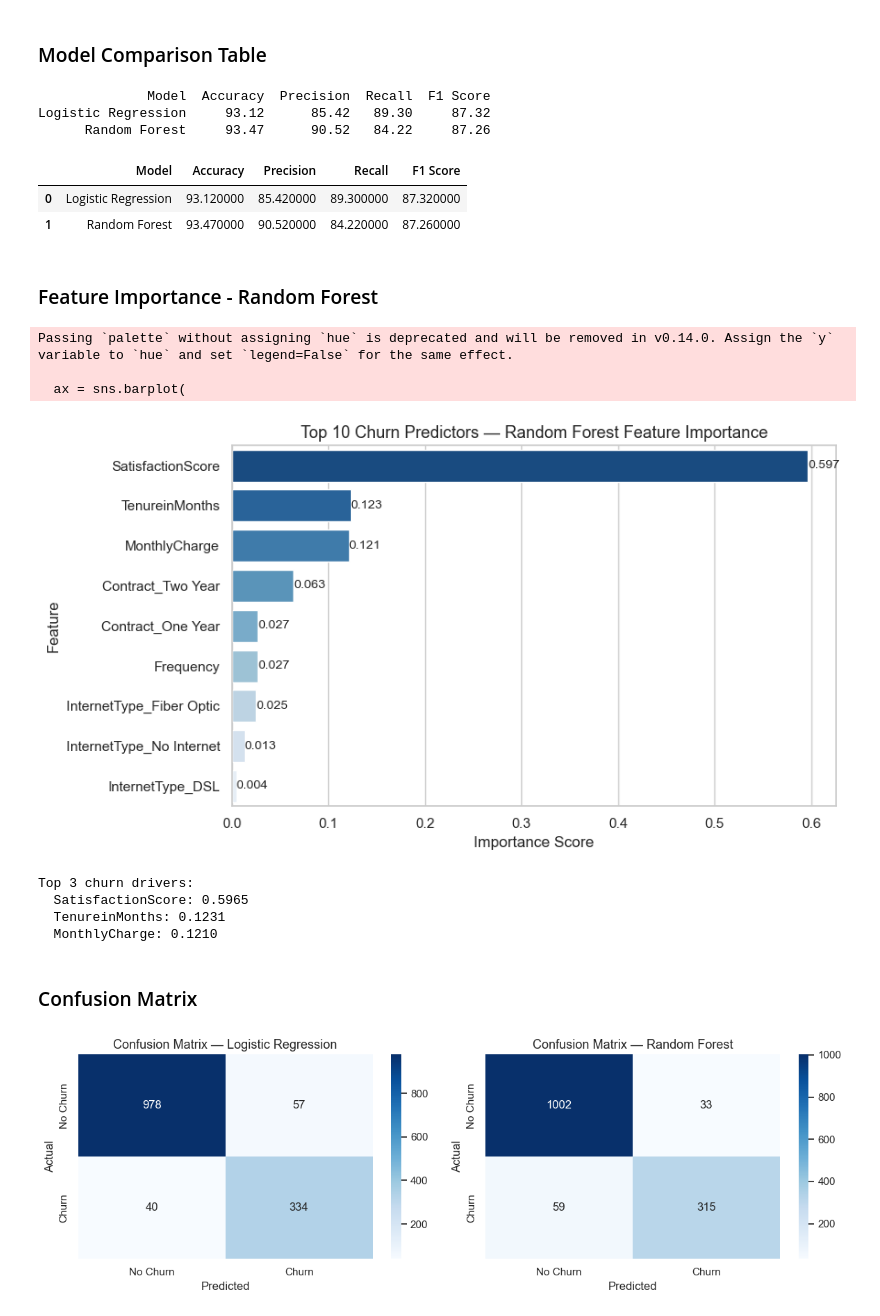
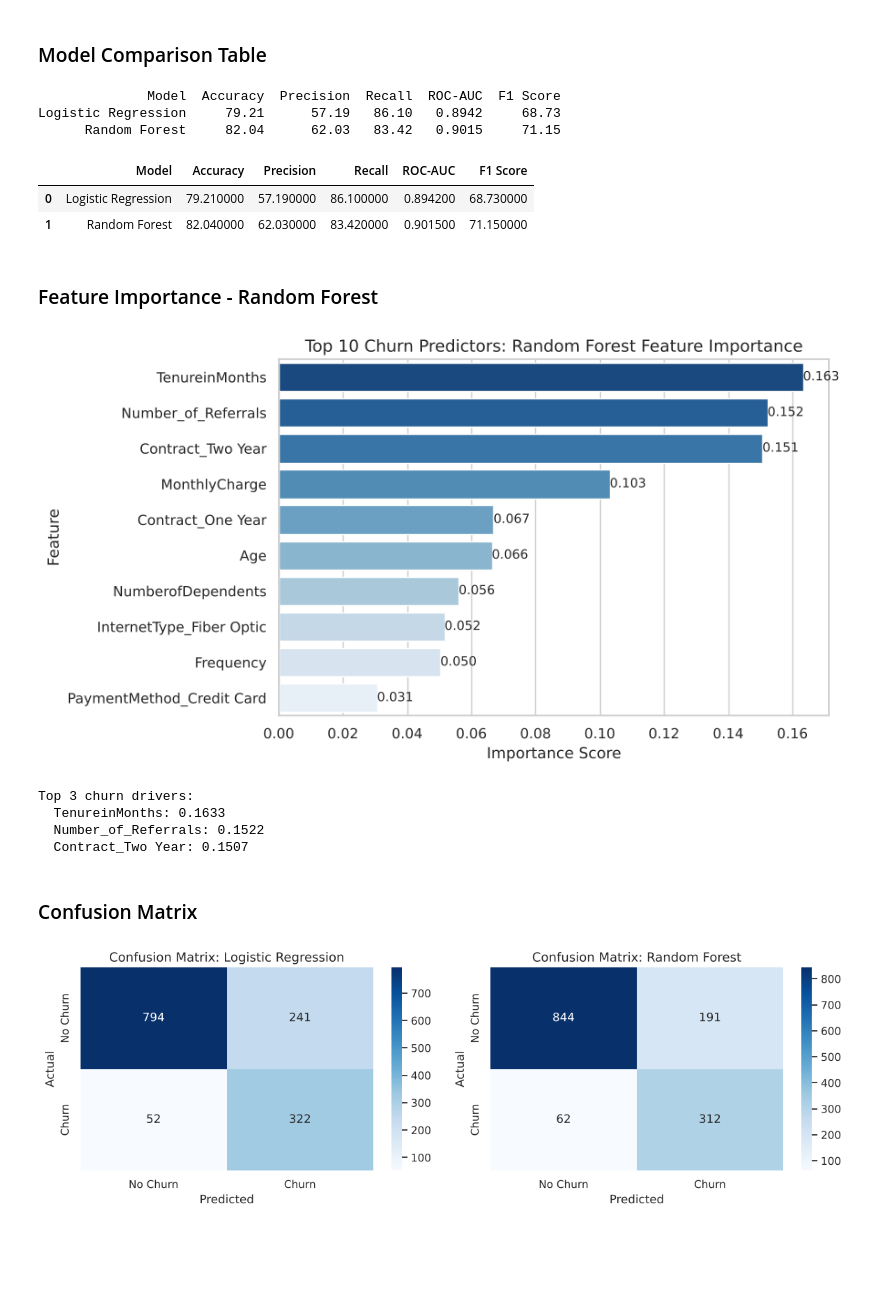
Before and after one commit to GouthamMantena/customer-churn-analysis, a Jupyter notebook: notebook/customer_churn_analysis.ipynb, the cells around one changed output. Saved outputs shown, nothing was run; the diff lists cells and outputs as text; code cells hidden in the pictures; blank space fills up the shorter version.

```diff
--- a/notebook/customer_churn_analysis.ipynb
+++ b/notebook/customer_churn_analysis.ipynb
@@ -499,25 +534,30 @@ features are the strongest predictors of churn.
 # %% [markdown]
 ### Feature Engineering
 # %%
-from sklearn.preprocessing import LabelEncoder
-
-# Select features relevant to churn prediction
+# Features known about a customer before they churn
 features = [
     'TenureinMonths',
     'MonthlyCharge',
-    'SatisfactionScore',
+    'Frequency',
+    'Number_of_Referrals',
+    'Age',
+    'NumberofDependents',
     'Contract',
     'InternetType',
-    'Frequency'
+    'Offer',
+    'PaymentMethod',
+    'PaperlessBilling',
+    'Married'
 ]
 
 df_model = df[features + ['Churn']].copy()
 
 # Encode categorical columns
-cat_cols = ['Contract', 'InternetType']
+cat_cols = ['Contract', 'InternetType', 'Offer', 'PaymentMethod', 'PaperlessBilling', 'Married']
 df_model = pd.get_dummies(df_model, columns=cat_cols, drop_first=True)
 
 print("Model dataset shape:", df_model.shape)
 print("Churn distribution:\n", df_model['Churn'].value_counts())
 print(f"\nClass imbalance: {df_model['Churn'].mean()*100:.1f}% churn rate")
+print(f"Baseline accuracy (always predict 'No Churn'): {(1 - df_model['Churn'].mean())*100:.1f}%")
 # %% [output]
@@ -558,7 +599,7 @@ from sklearn.linear_model import LogisticRegression
 from sklearn.metrics import accuracy_score, classification_report
 
 lr_model = LogisticRegression(
-    max_iter=1000,
+    max_iter=3000,
     class_weight='balanced',  # handles class imbalance
     random_state=42
 )
@@ -596,7 +637,8 @@ Logistic Regression ROC-AUC: 0.9810
 from sklearn.ensemble import RandomForestClassifier
 
 rf_model = RandomForestClassifier(
-    n_estimators=100,
+    n_estimators=300,
+    min_samples_leaf=5,       # reduces overfitting on small groups
     class_weight='balanced',
     random_state=42
 )
@@ -645,6 +687,10 @@ comparison = pd.DataFrame({
         round(recall_score(y_test, lr_preds) * 100, 2),
         round(recall_score(y_test, rf_preds) * 100, 2)
     ],
+    'ROC-AUC': [
+        round(lr_auc, 4),
+        round(rf_auc, 4)
+    ],
     'F1 Score': [
         round(f1_score(y_test, lr_preds) * 100, 2),
         round(f1_score(y_test, rf_preds) * 100, 2)
@@ -654,12 +700,12 @@ comparison = pd.DataFrame({
 print(comparison.to_string(index=False))
 comparison.style.highlight_max(axis=0, color='lightgreen')
 # %% [output]
-              Model  Accuracy  Precision  Recall  F1 Score
-Logistic Regression     93.12      85.42   89.30     87.32
-      Random Forest     93.47      90.52   84.22     87.26
+              Model  Accuracy  Precision  Recall  ROC-AUC  F1 Score
+Logistic Regression     79.21      57.19   86.10   0.8942     68.73
+      Random Forest     82.04      62.03   83.42   0.9015     71.15
-|  | Model | Accuracy | Precision | Recall | F1 Score |
-| 0 | Logistic Regression | 93.120000 | 85.420000 | 89.300000 | 87.320000 |
-| 1 | Random Forest | 93.470000 | 90.520000 | 84.220000 | 87.260000 |
+|  | Model | Accuracy | Precision | Recall | ROC-AUC | F1 Score |
+| 0 | Logistic Regression | 79.210000 | 57.190000 | 86.100000 | 0.894200 | 68.730000 |
+| 1 | Random Forest | 82.040000 | 62.030000 | 83.420000 | 0.901500 | 71.150000 |
 # %% [markdown]
 ### Feature Importance - Random Forest
 # %%
@@ -672,7 +718,9 @@ plt.figure(figsize=(9, 5))
 ax = sns.barplot(
     x='Importance', y='Feature',
     data=feat_importance,
-    palette='Blues_r'
+    hue='Feature',
+    palette='Blues_r',
+    legend=False
 )
 
 for p in ax.patches:
@@ -682,7 +730,7 @@ for p in ax.patches:
         ha='left', va='center', fontsize=10
     )
 
-plt.title('Top 10 Churn Predictors — Random Forest Feature Importance', fontsize=13)
+plt.title('Top 10 Churn Predictors: Random Forest Feature Importance', fontsize=13)
 plt.xlabel('Importance Score')
 plt.ylabel('Feature')
 plt.tight_layout()
@@ -692,38 +740,35 @@ print("\nTop 3 churn drivers:")
 for i, row in feat_importance.head(3).iterrows():
     print(f"  {row['Feature']}: {row['Importance']:.4f}")
 # %% [output]
+[figure, new version]
-Passing `palette` without assigning `hue` is deprecated and will be removed in v0.14.0. Assign the `y` variable to `hue` and set `legend=False` for the same effect.
-
-  ax = sns.barplot(
+Top 3 churn drivers:
+  TenureinMonths: 0.1633
+  Number_of_Referrals: 0.1522
+  Contract_Two Year: 0.1507
-[figure, old version]
-Top 3 churn drivers:
-  SatisfactionScore: 0.5965
-  TenureinMonths: 0.1231
-  MonthlyCharge: 0.1210
 # %% [markdown]
 ### Confusion Matrix
 # %%
 from sklearn.metrics import confusion_matrix
 
 fig, axes = plt.subplots(1, 2, figsize=(12, 4))
 
 for ax, preds, title in zip(
     axes,
     [lr_preds, rf_preds],
     ['Logistic Regression', 'Random Forest']
 ):
     cm = confusion_matrix(y_test, preds)
     sns.heatmap(
         cm, annot=True, fmt='d',
         cmap='Blues', ax=ax,
         xticklabels=['No Churn', 'Churn'],
         yticklabels=['No Churn', 'Churn']
     )
-    ax.set_title(f'Confusion Matrix — {title}', fontsize=13)
+    ax.set_title(f'Confusion Matrix: {title}', fontsize=13)
     ax.set_ylabel('Actual')
     ax.set_xlabel('Predicted')
 
 plt.tight_layout()
 plt.show()
 # %% [output]
-[figure, old version]
+[figure, new version]
```
Also changed, not shown: parts of 32 cells of this notebook, 5 other files.
